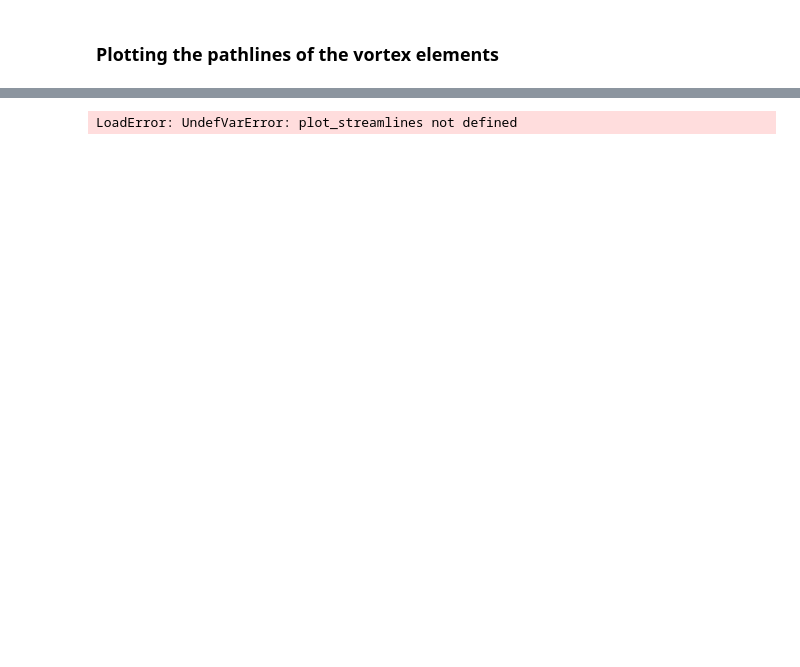
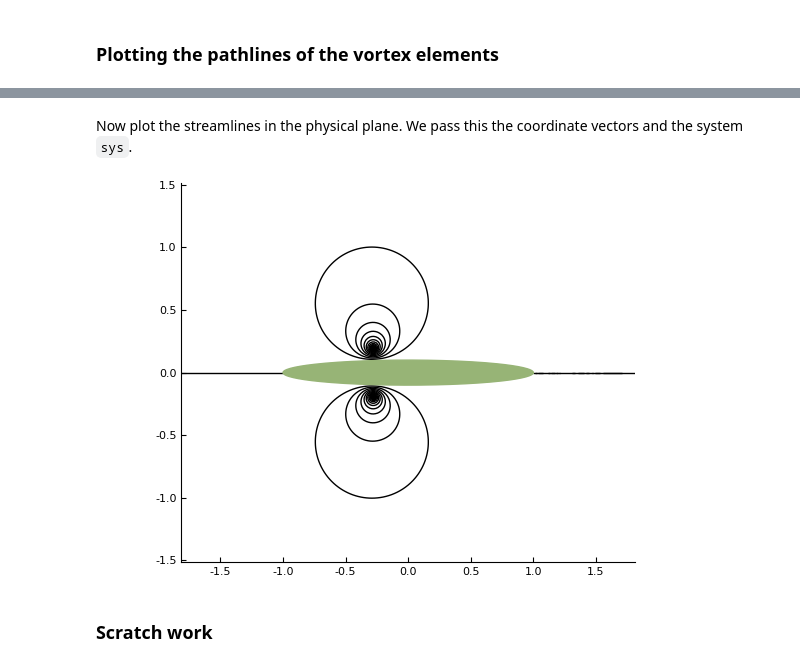
Before and after one commit to darwindarak/PotentialFlow.jl, a Jupyter notebook: binder/notebooks/Conformally mapped body.ipynb, the cells around one changed output, grey strips where cells are left out. Cells and saved outputs as stored; diff of their text form; code cells hidden in the pictures; blank space fills up the shorter version.

```diff
--- a/binder/notebooks/Conformally mapped body.ipynb
+++ b/binder/notebooks/Conformally mapped body.ipynb
@@ -358,4 +314,0 @@ WARNING: using PyPlot.contour in module Main conflicts with an existing identifi
-# %%
-plot_streamlines(sys;scalefactor=3.0)
-# %% [output]
-LoadError: UndefVarError: plot_streamlines not defined
@@ -363,0 +315,8 @@ LoadError: UndefVarError: plot_streamlines not defined
+# %% [markdown]
+Now plot the streamlines in the physical plane. We pass this the coordinate vectors and the system `sys`.
+# %%
+streamlines(r,θ,sys)
+# %% [output]
+[figure, added]
+# %% [markdown]
+### Scratch work
```
Also changed, not shown: parts of 33 cells of this notebook, 3 other files.
